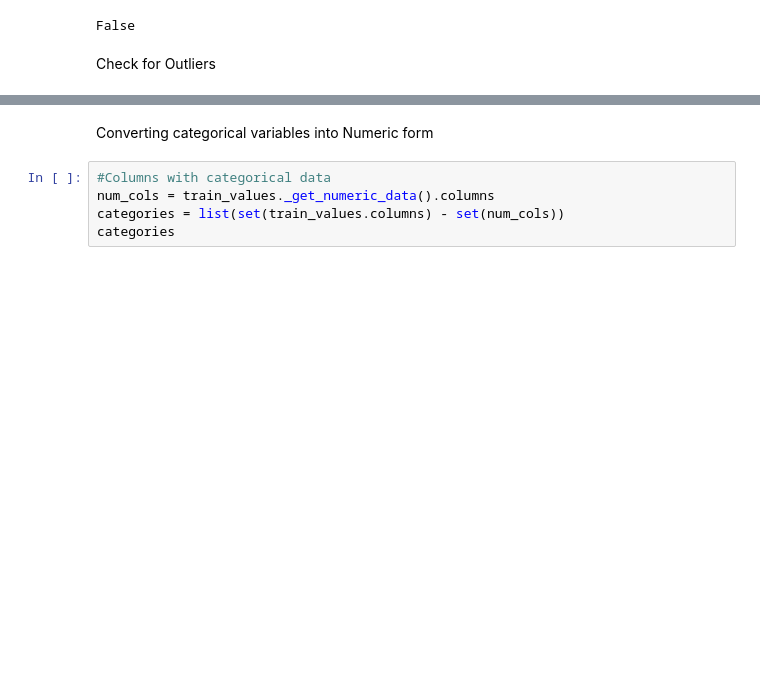
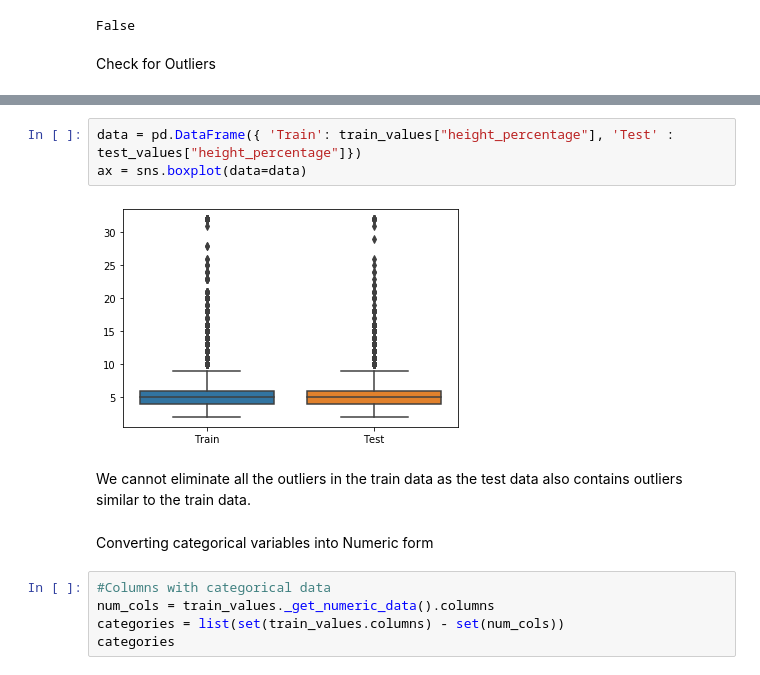
Before and after one commit to aishwarya-1/data_analytics_project, a Jupyter notebook: basic_analysis_EDA.ipynb, the cells around one changed output, grey strips where cells are left out. Cells and saved outputs as stored; diff of their text form; blank space fills up the shorter version.

```diff
--- a/basic_analysis_EDA.ipynb
+++ b/basic_analysis_EDA.ipynb
@@ -91,3 +102,10 @@ Check for Outliers
+# %%
+data = pd.DataFrame({ 'Train': train_values["height_percentage"], 'Test' : test_values["height_percentage"]})
+ax = sns.boxplot(data=data)
+# %% [output]
+[figure, added]
+# %% [markdown]
+We cannot eliminate all the outliers in the train data as the test data also contains outliers similar to the train data.
 # %% [markdown]
 Converting categorical variables into Numeric form
 # %%
```
Also changed, not shown: parts of 14 cells of this notebook.
